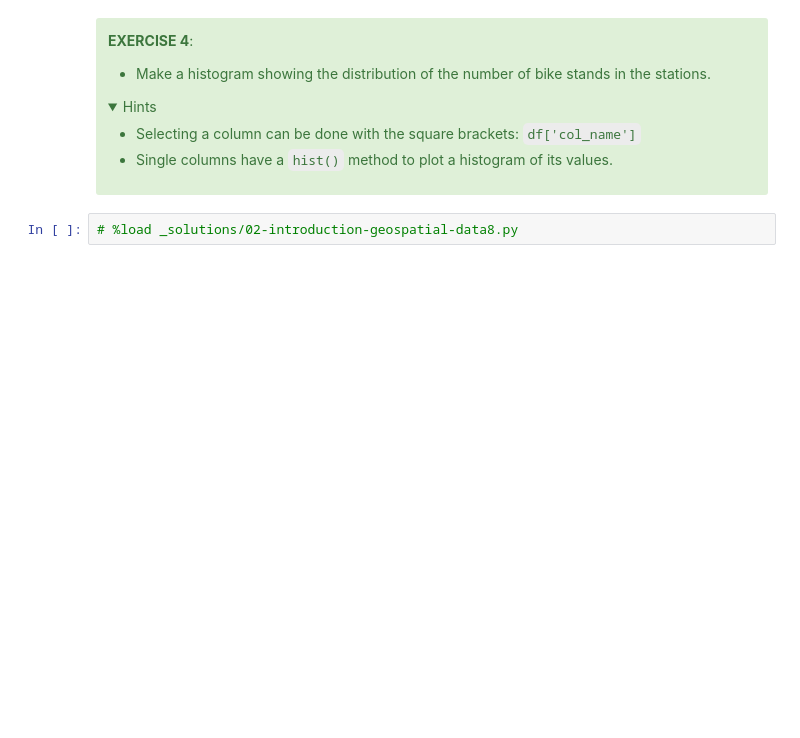
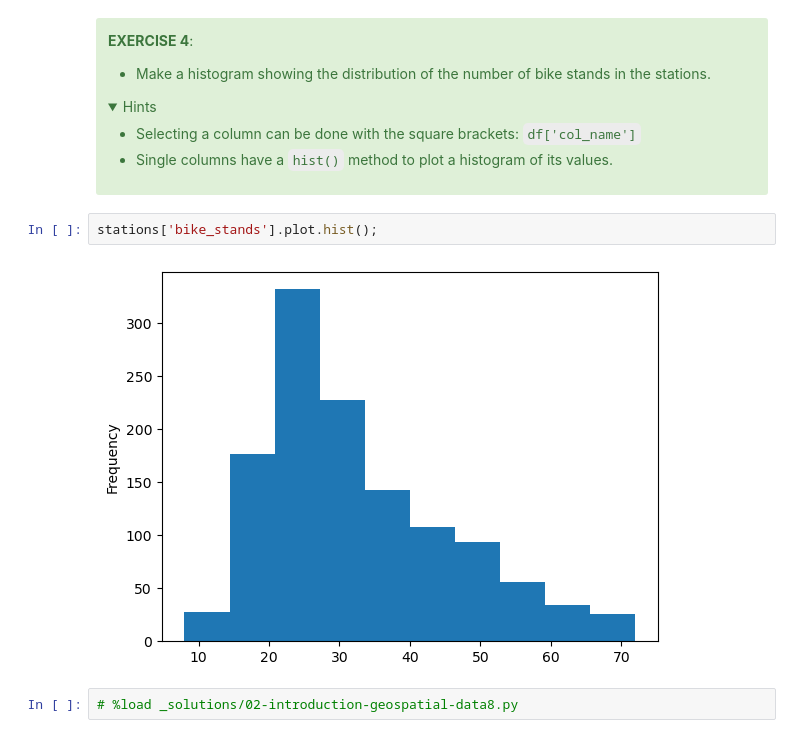
Before and after one commit to Pinnacle55/DS-python-geospatial-tutorial, a Jupyter notebook: notebooks/02-introduction-geospatial-data.ipynb, the cells around one changed output. Drawn from its saved outputs; the diff is of its cells as text; folded sections open; blank space fills up the shorter version.

```diff
--- a/notebooks/02-introduction-geospatial-data.ipynb
+++ b/notebooks/02-introduction-geospatial-data.ipynb
@@ -245,6 +371,10 @@ We are going to make use of the [contextily](https://github.com/darribas/context
 </details>
 
 </div>
+# %%
+stations['bike_stands'].plot.hist();
+# %% [output]
+[figure, added]
 # %%
 # %load _solutions/02-introduction-geospatial-data8.py
 # %% [markdown]
```
Also changed, not shown: parts of 43 cells of this notebook, 2 other files.
